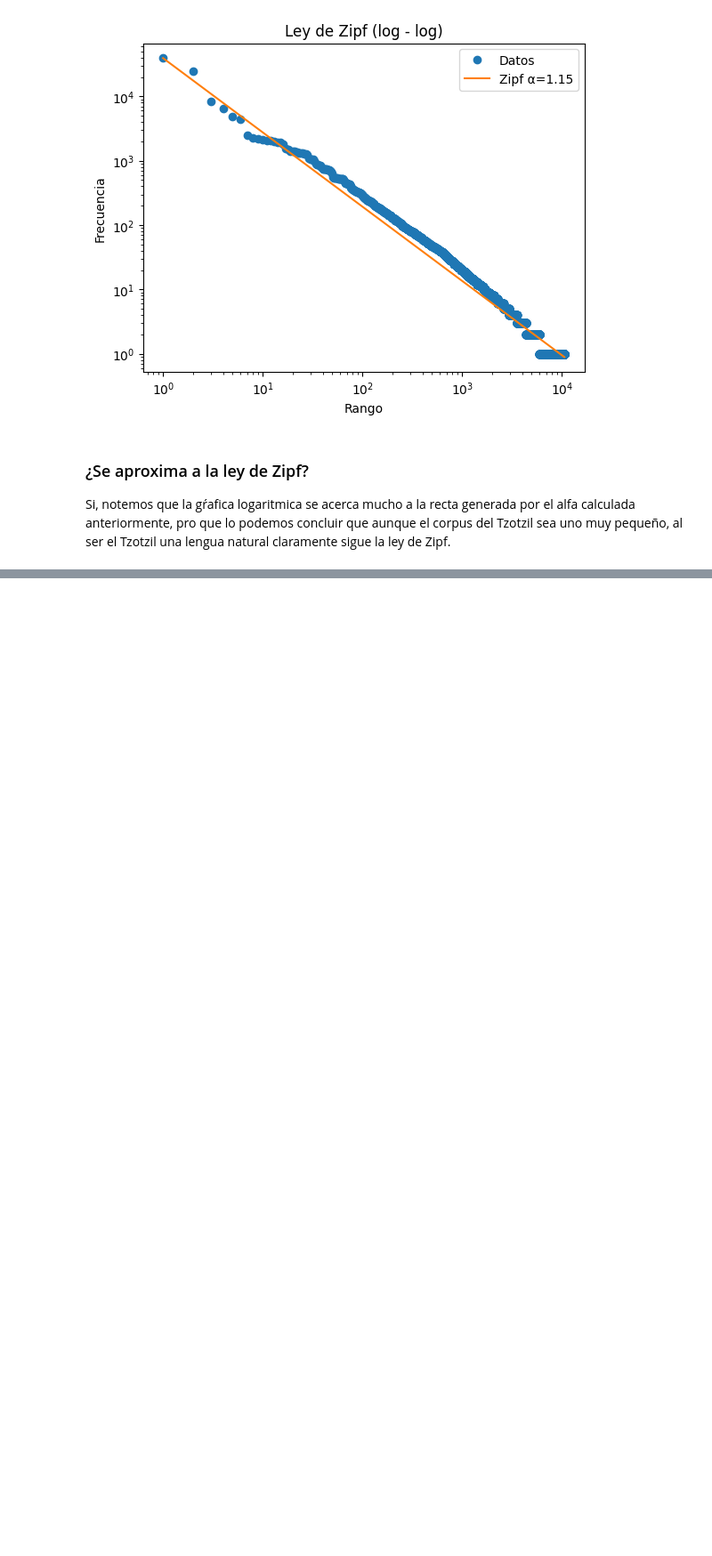
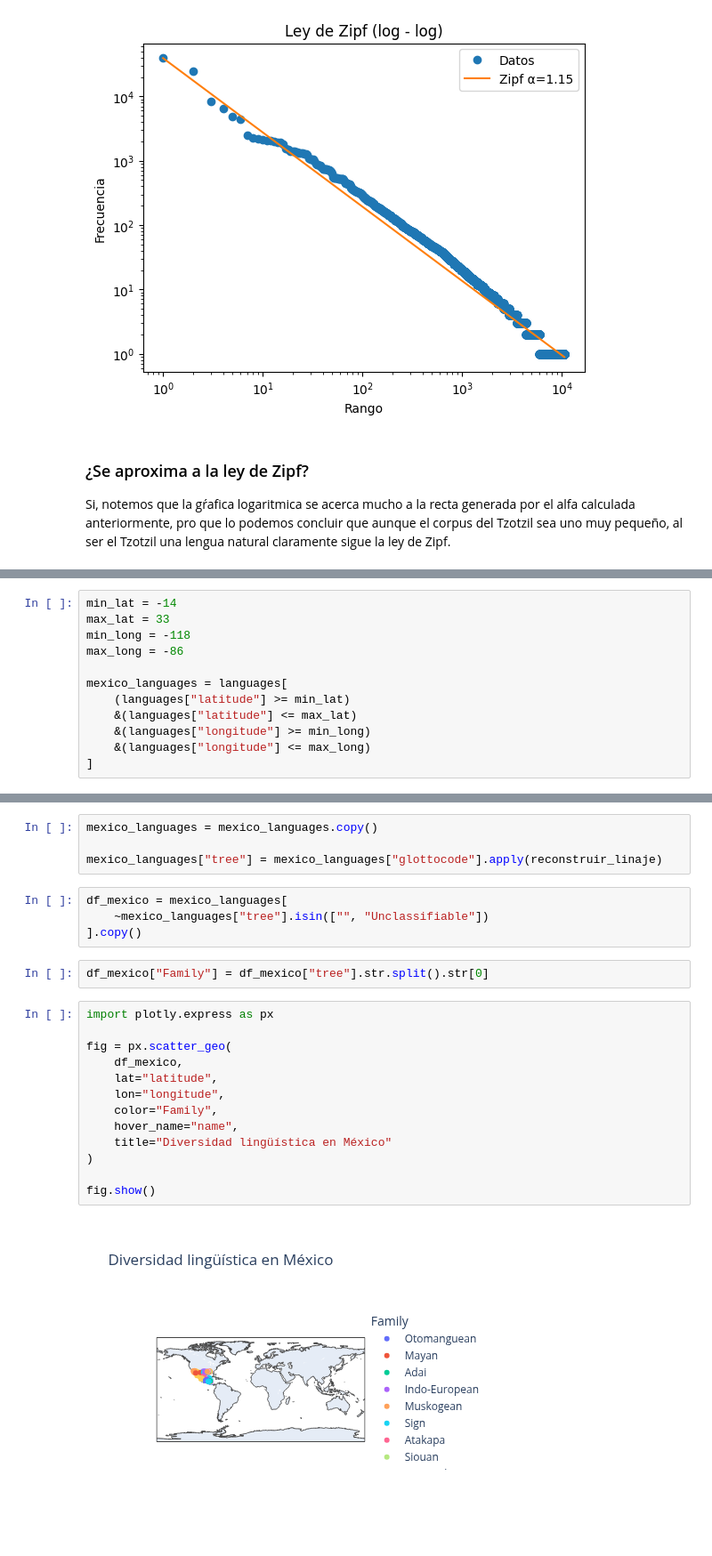
Before and after one commit to Luisin-mdz/cl-2026-2-lab, a Jupyter notebook: practicas/Luisin-mdz/P2/P2.ipynb, the cells around one changed output, grey strips where cells are left out. Shown at 89% size. Cells and saved outputs as stored; diff of their text form; blank space fills up the shorter version.

```diff
--- a/practicas/Luisin-mdz/P2/P2.ipynb
+++ b/practicas/Luisin-mdz/P2/P2.ipynb
@@ -219,0 +249,12 @@ Si, notemos que la gŕafica logaritmica se acerca mucho a la recta generada por
+# %%
+min_lat = -14
+max_lat = 33
+min_long = -118
+max_long = -86
+
+mexico_languages = languages[
+    (languages["latitude"] >= min_lat)
+    &(languages["latitude"] <= max_lat)
+    &(languages["longitude"] >= min_long)
+    &(languages["longitude"] <= max_long)
+]
@@ -219,0 +292,25 @@ Si, notemos que la gŕafica logaritmica se acerca mucho a la recta generada por
+# %%
+mexico_languages = mexico_languages.copy()
+
+mexico_languages["tree"] = mexico_languages["glottocode"].apply(reconstruir_linaje)
+# %%
+df_mexico = mexico_languages[
+    ~mexico_languages["tree"].isin(["", "Unclassifiable"])
+].copy()
+# %%
+df_mexico["Family"] = df_mexico["tree"].str.split().str[0]
+# %%
+import plotly.express as px
+
+fig = px.scatter_geo(
+    df_mexico,
+    lat="latitude",
+    lon="longitude",
+    color="Family",
+    hover_name="name",
+    title="Diversidad lingüística en México"
+)
+
+fig.show()
+# %% [output]
+[figure, added]
```
Also changed, not shown: parts of 26 cells of this notebook, 3 other files.
